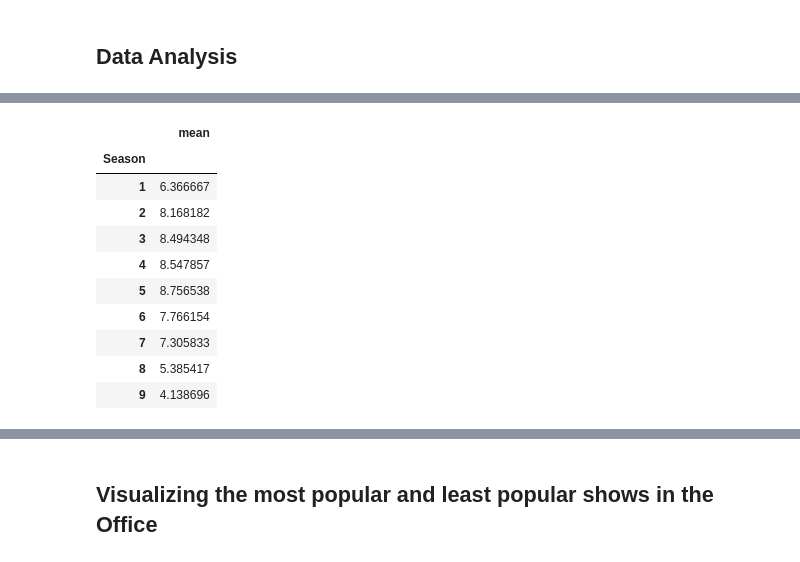
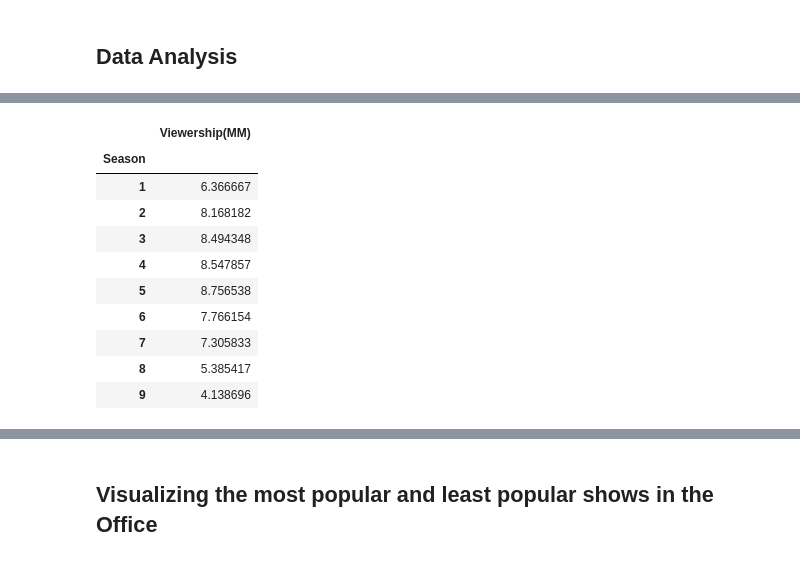
Before and after one commit to Mvillarreal88/the_office_analysis, a Jupyter notebook: data_analysis.ipynb, the cells around one changed output, grey strips where cells are left out. Saved outputs shown, nothing was run; the diff lists cells and outputs as text; code cells hidden in the pictures.

Commit message:
Added extra analysis tables

```diff
--- a/data_analysis.ipynb
+++ b/data_analysis.ipynb
@@ -55,9 +55,10 @@ office_clean.head()
 # %%
 # Using the aggregation method, produce summary statistics in a single line
 view_agg_df = office_clean.groupby(['Season'])['Viewership(MM)'].agg(['mean'])
+view_agg_df.columns = ['Viewership(MM)']
 view_agg_df
 # %% [output]
-|  | mean |
+|  | Viewership(MM) |
 | Season |  |
 | 1 | 6.366667 |
 | 2 | 8.168182 |
```
Also changed, not shown: parts of 3 cells of this notebook.
